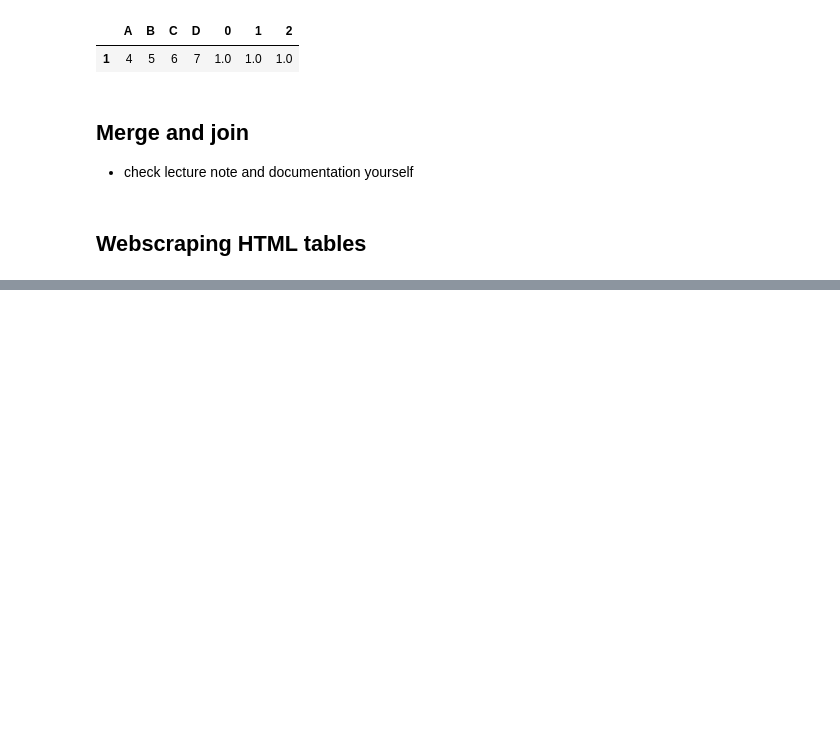
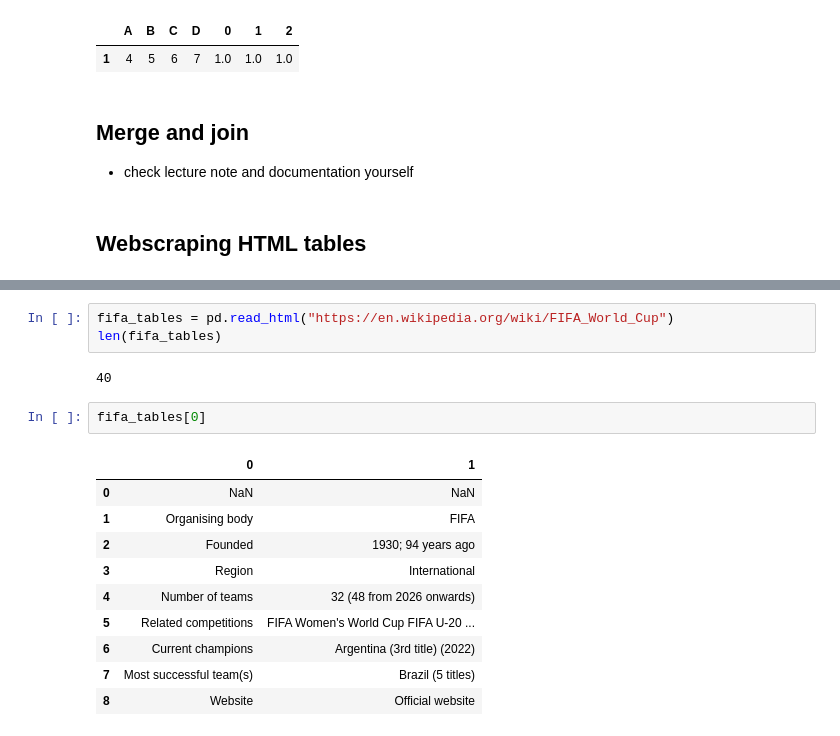
Before and after one commit to AIgineerAB/data_processing_HA24, a Jupyter notebook: code_alongs/L9_merging.ipynb, the cells around one changed output, grey strips where cells are left out. Saved outputs shown, nothing was run; the diff lists cells and outputs as text; blank space fills up the shorter version.

```diff
--- a/code_alongs/L9_merging.ipynb
+++ b/code_alongs/L9_merging.ipynb
@@ -129,0 +176,18 @@ ImportError: Missing optional dependency 'lxml'.  Use pip or conda to install lx
+# %%
+fifa_tables = pd.read_html("https://en.wikipedia.org/wiki/FIFA_World_Cup")
+len(fifa_tables)
+# %% [output]
+40
+# %%
+fifa_tables[0]
+# %% [output]
+|  | 0 | 1 |
+| 0 | NaN | NaN |
+| 1 | Organising body | FIFA |
+| 2 | Founded | 1930; 94 years ago |
+| 3 | Region | International |
+| 4 | Number of teams | 32 (48 from 2026 onwards) |
+| 5 | Related competitions | FIFA Women's World Cup FIFA U-20 ... |
+| 6 | Current champions | Argentina (3rd title) (2022) |
+| 7 | Most successful team(s) | Brazil (5 titles) |
+| 8 | Website | Official website |
```
Also changed, not shown: parts of 6 cells of this notebook.
